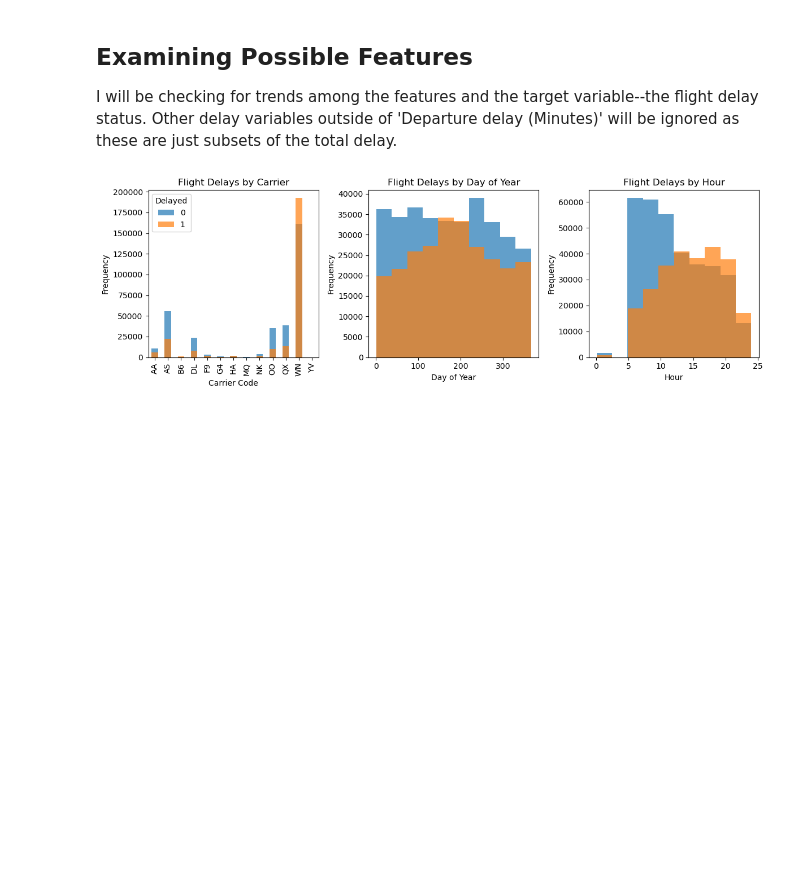
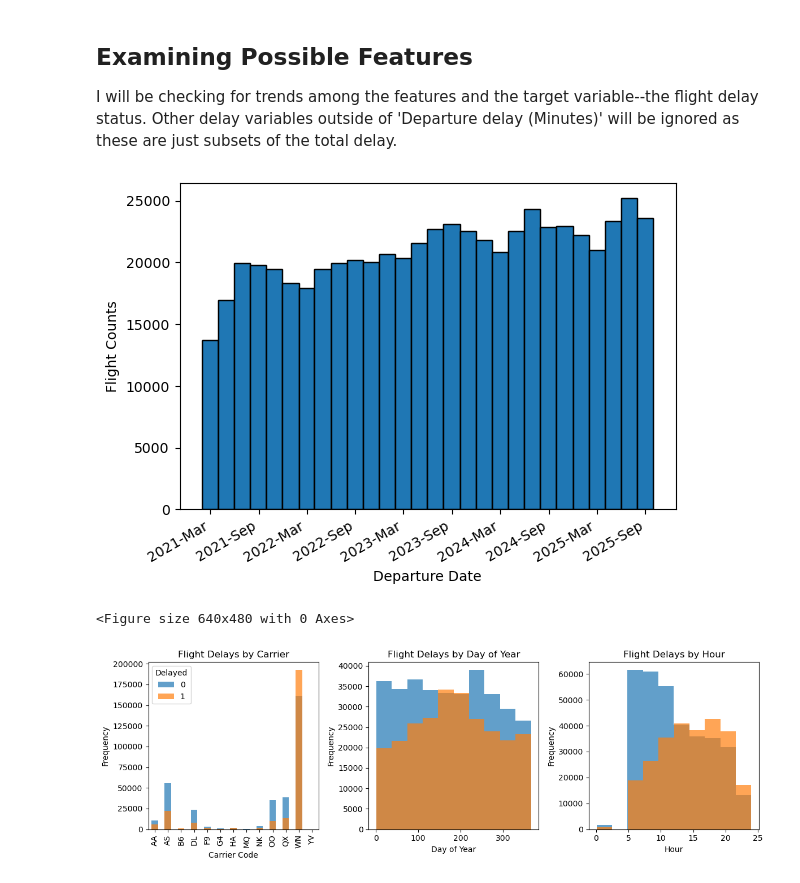
Before and after one commit to dlosowyj/flight-delay-forecasting, a Jupyter notebook: flight_delay_classifier_v3.ipynb, the cells around one changed output. Drawn from its saved outputs; the diff is of its cells as text; code cells hidden in the pictures; blank space fills up the shorter version.

Commit message:
Added describe for numerical elements and view of number of flights by date.

```diff
--- a/flight_delay_classifier_v3.ipynb
+++ b/flight_delay_classifier_v3.ipynb
@@ -38,3 +38,7 @@ Data columns (total 18 columns):
  17  Delay Late Aircraft Arrival (Minutes)     594126 non-null  float64
 dtypes: float64(10), int64(1), object(7)
 memory usage: 81.6+ MB
+# %%
+delay_df['Date (MM/DD/YYYY)'] = pd.to_datetime(delay_df['Date (MM/DD/YYYY)'])
+delay_df['Scheduled departure time'] = pd.to_datetime(delay_df['Scheduled departure time'], format='%H:%M')
+delay_df[['Date (MM/DD/YYYY)', 'Departure delay (Minutes)', 'Scheduled departure time']].describe()
@@ -56,6 +70,24 @@ After dropping > 24 hour delays: 594005 rows.
 # %% [markdown]
 ## Examining Possible Features
 I will be checking for trends among the features and the target variable--the flight delay status. Other delay variables outside of 'Departure delay (Minutes)' will be ignored as these are just subsets of the total delay.
+# %%
+import matplotlib.dates as mdates
+bin_edges = pd.date_range(start=delay_df['Date (MM/DD/YYYY)'].min(), end=delay_df['Date (MM/DD/YYYY)'].max(), freq='2ME')
+
+# 3. Plot converting dates to numbers
+plt.hist(delay_df['Date (MM/DD/YYYY)'], bins=bin_edges, edgecolor='black')
+
+# 4. Format x-axis to show dates properly
+plt.xlabel('Departure Date')
+plt.ylabel('Flight Counts')
+plt.gca().xaxis.set_major_formatter(mdates.DateFormatter('%Y-%b'))
+plt.gcf().autofmt_xdate()
+plt.gca().xaxis.set_major_locator(mdates.MonthLocator(interval=6))
+plt.show()
+plt.savefig('../../../Downloads/Number_of_Flights_by_Date.png')
+# %% [output]
+[figure, added]
+<Figure size 640x480 with 0 Axes>
 # %%
 delay_df['Delayed'] = np.where(delay_df['Departure delay (Minutes)'] > 0, 1, 0)
 # %%
```
Also changed, not shown: parts of 4 cells of this notebook.
